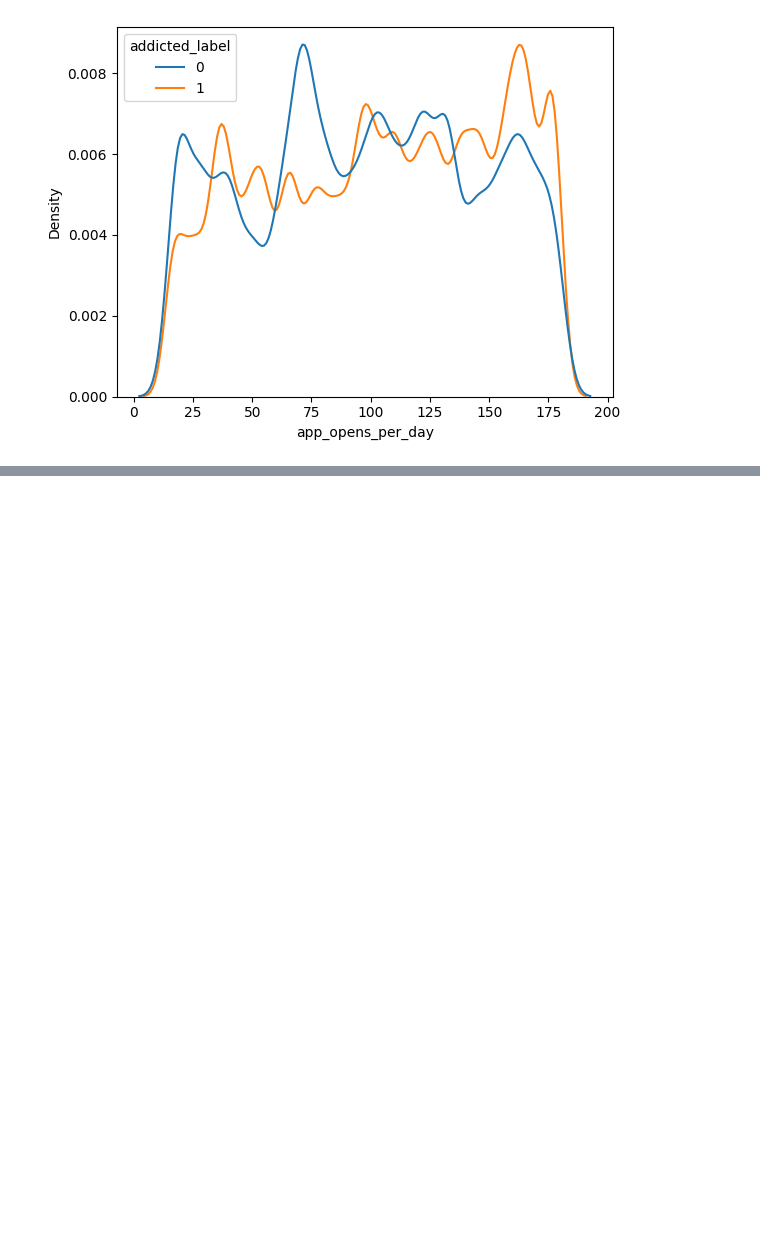
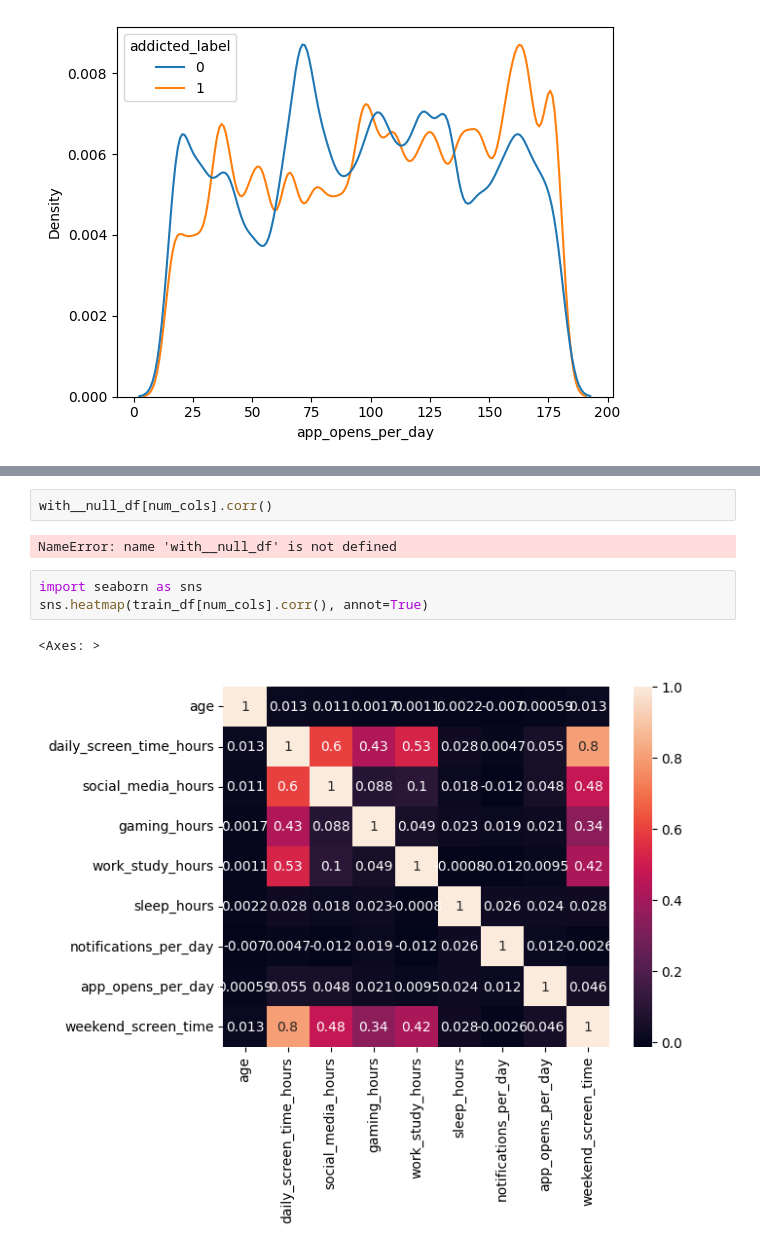
Before and after one commit to cringe-syco/ML, a Jupyter notebook: data/smartphone_addiction/initial.ipynb, the cells around one changed output, grey strips where cells are left out. Drawn from its saved outputs; the diff is of its cells as text; blank space fills up the shorter version.

```diff
--- a/data/smartphone_addiction/initial.ipynb
+++ b/data/smartphone_addiction/initial.ipynb
@@ -1864,0 +2222,10 @@ sns.kdeplot(
+# %%
+with__null_df[num_cols].corr()
+# %% [output]
+NameError: name 'with__null_df' is not defined
+# %%
+import seaborn as sns
+sns.heatmap(train_df[num_cols].corr(), annot=True)
+# %% [output]
+<Axes: >
+[figure, added]
```
Also changed, not shown: parts of 13 cells of this notebook, 5 other files.
